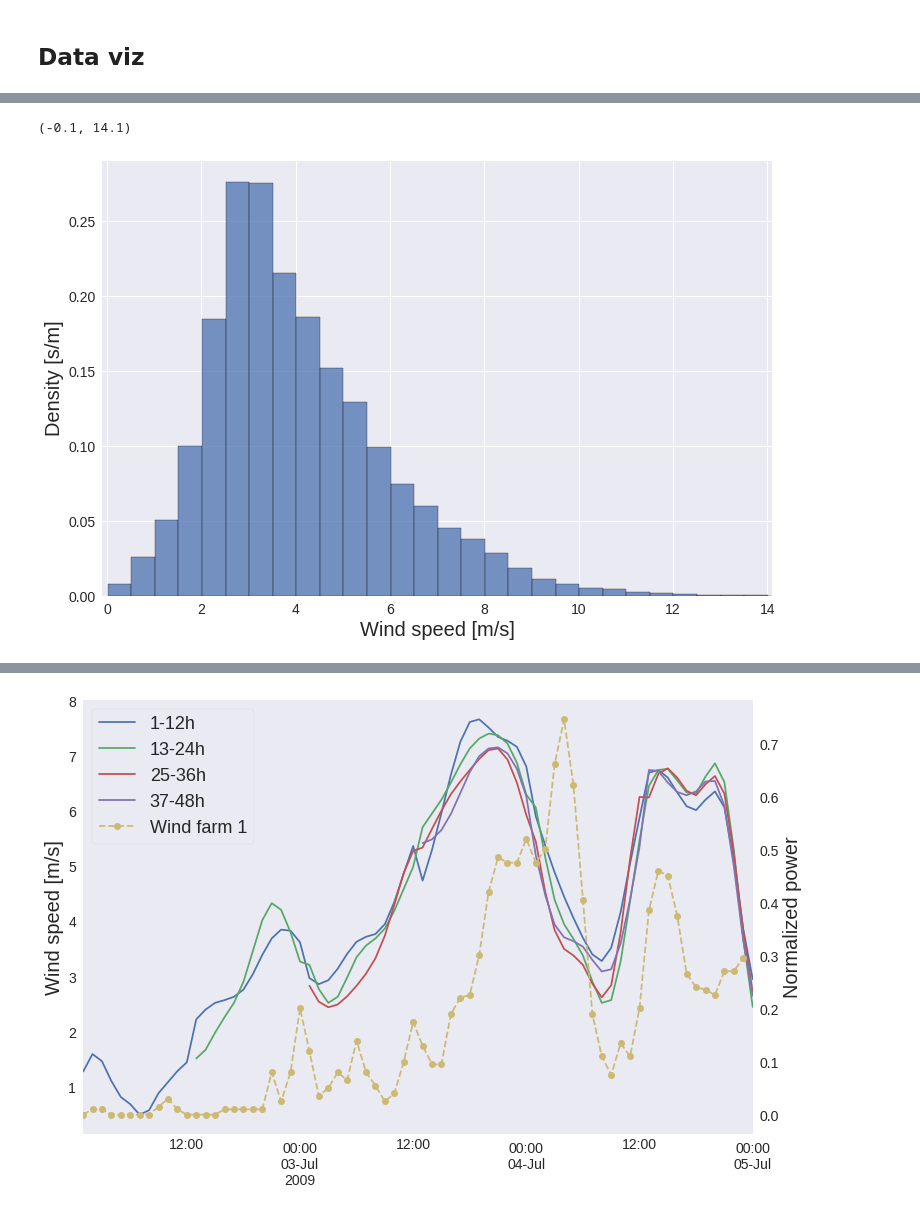
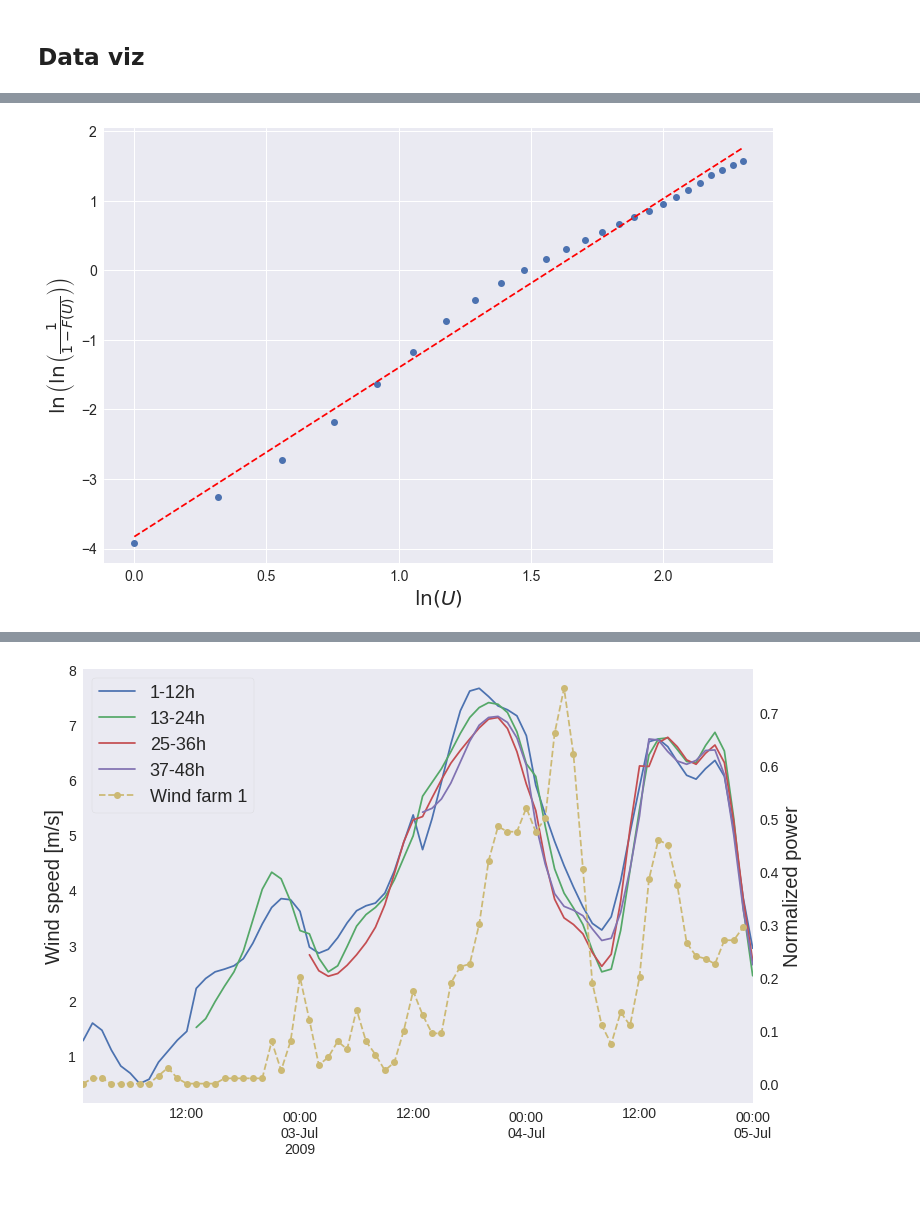
Before and after one commit to GilliGit/WindForecastingCompetition, a Jupyter notebook: Models/Intra day/Plots_and_tables.ipynb, the cells around one changed output, grey strips where cells are left out. Cells and saved outputs as stored; diff of their text form; code cells hidden in the pictures.

```diff
--- a/Models/Intra day/Plots_and_tables.ipynb
+++ b/Models/Intra day/Plots_and_tables.ipynb
@@ -57,6 +51,8 @@ y_train.drop('date', inplace = True, axis = 1)
 # Select forecast data set
 x_train_update = x_train[x_train.hors<=12]
 x_train_update = x_train_update[:'2010-12-31 12']
+
+ws= x_train_update.ws.copy().values #used for weibull fitting
 
 maxi=x_train_update[0:int(len(x_train_update)*0.8)+1].ws.max()
 mini=x_train_update[0:int(len(x_train_update)*0.8)+1].ws.min()
@@ -107,8 +102,0 @@ sns.heatmap(plot_data, cbar = False)  #['2011-06-01':'2011-06-04']
-# %%
-sns.histplot(x_train.ws, binwidth = 0.5, stat="density")
-plt.xlabel("Wind speed [m/s]")
-plt.ylabel("Density [s/m]")
-plt.xlim((-0.1,14.1))
-# %% [output]
-(-0.1, 14.1)
-[figure, removed]
@@ -114,0 +108,18 @@ plt.xlim((-0.1,14.1))
+# %%
+def Weibull_fitter_LS(U,nbins=25,lower=0.5,upper=20):
+    hist = np.histogram(U, bins=nbins)
+    hist_dist = stats.rv_histogram(hist)
+    u=np.linspace(lower,upper,nbins)
+    FU = hist_dist.cdf(u)
+    y=np.log(np.log(1/(1-FU)))
+    x=np.log(u)
+    plt.plot(x,y,"o")
+    fit=linregress(x,y)
+    plt.plot(x,x*fit[0]+fit[1],"r--")
+    plt.xlabel("$\ln(U)$")
+    plt.ylabel(r"$\ln\left(\ln\left(\frac{1}{1-F(U)}\right)\right)$")
+    return fit[0],np.exp(-fit[1]/fit[0])
+# %%
+(k_ls,A_ls)=Weibull_fitter_LS(ws,25,1,10)
+# %% [output]
+[figure, added]
```
Also changed, not shown: parts of 11 cells of this notebook.
